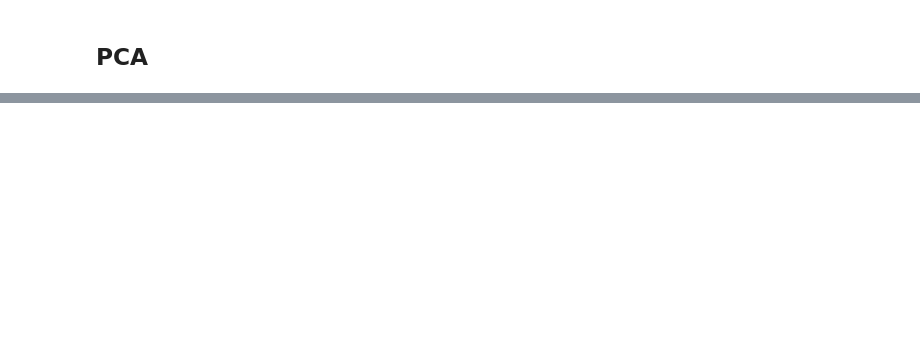
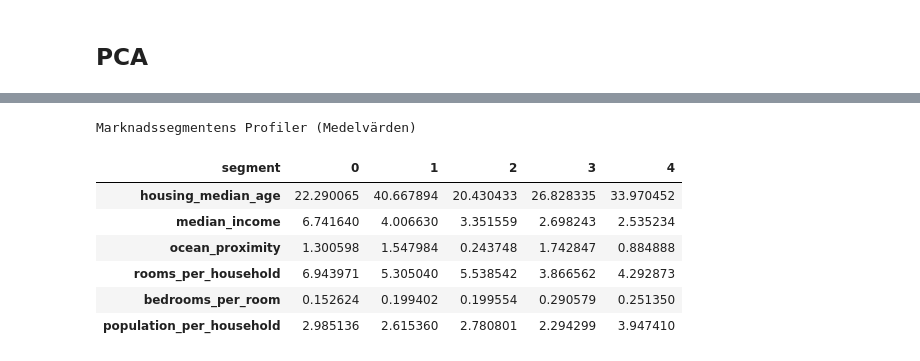
Before and after one commit to josefinoleryd/california-housing-ml, a Jupyter notebook: notebooks/cluster-analysis-2.ipynb, the cells around one changed output, grey strips where cells are left out. Cells and saved outputs as stored; diff of their text form; code cells hidden in the pictures; blank space fills up the shorter version.

```diff
--- a/notebooks/VG.ipynb
+++ b/notebooks/cluster-analysis-2.ipynb
@@ -325,0 +321,19 @@ plt.show()
+# %%
+final_kmeans = KMeans(n_clusters=5, init="k-means++", n_init=10, random_state=42)
+cluster_labels = final_kmeans.fit_predict(X_pca)
+
+df_clean["segment"] = cluster_labels
+
+cluster_profile = df_clean.groupby("segment").mean()
+
+print("Marknadssegmentens Profiler (Medelvärden)")
+display(cluster_profile.T)
+# %% [output]
+Marknadssegmentens Profiler (Medelvärden)
+| segment | 0 | 1 | 2 | 3 | 4 |
+| housing_median_age | 22.290065 | 40.667894 | 20.430433 | 26.828335 | 33.970452 |
+| median_income | 6.741640 | 4.006630 | 3.351559 | 2.698243 | 2.535234 |
+| ocean_proximity | 1.300598 | 1.547984 | 0.243748 | 1.742847 | 0.884888 |
+| rooms_per_household | 6.943971 | 5.305040 | 5.538542 | 3.866562 | 4.292873 |
+| bedrooms_per_room | 0.152624 | 0.199402 | 0.199554 | 0.290579 | 0.251350 |
+| population_per_household | 2.985136 | 2.615360 | 2.780801 | 2.294299 | 3.947410 |
```
Also changed, not shown: parts of 10 cells of this notebook, 2 other files.
